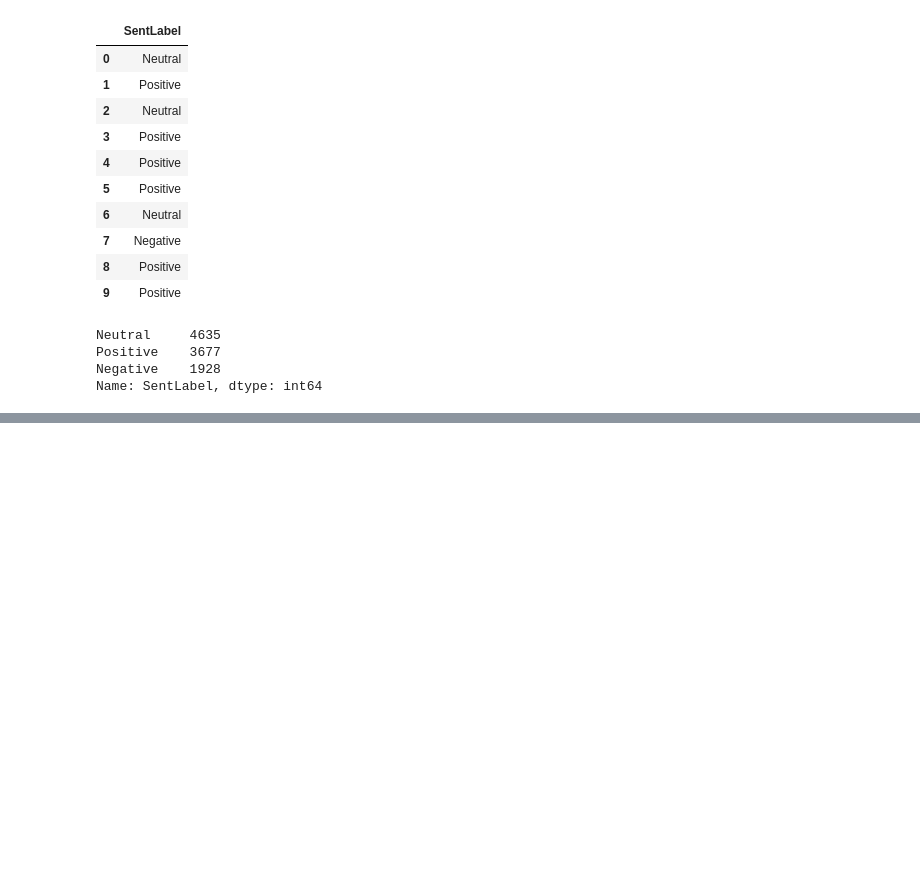
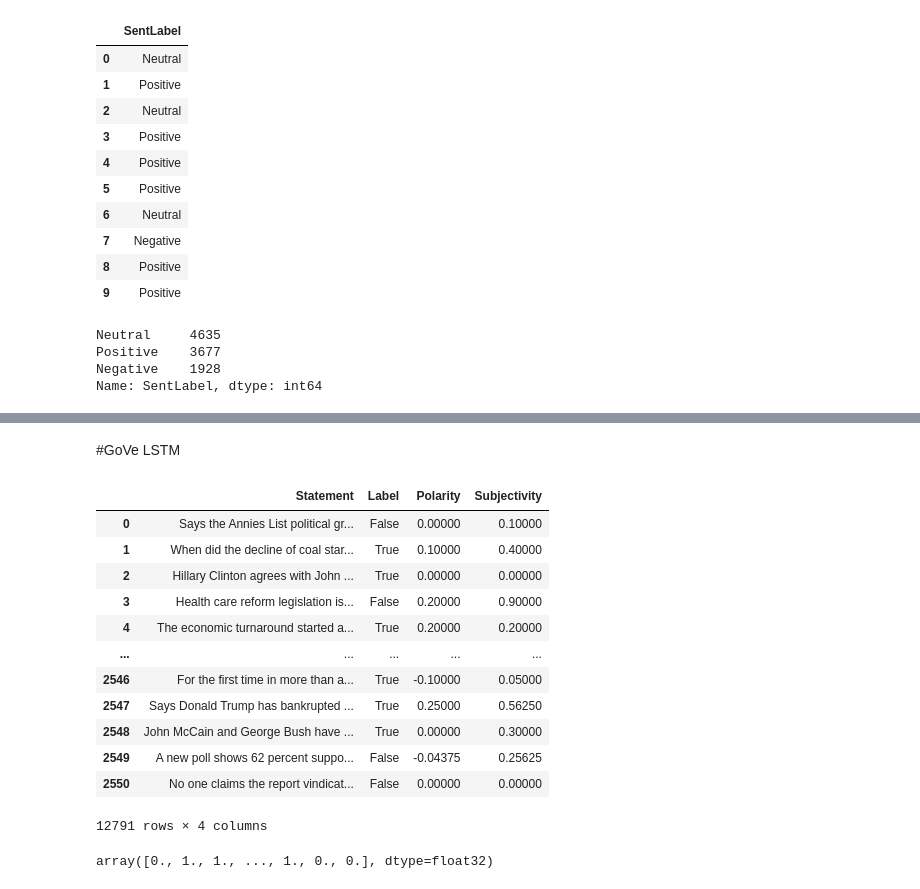
Before and after one commit to vasvarym/FakeNewsProject, a Jupyter notebook: liardatasetsentiment.ipynb, the cells around one changed output, grey strips where cells are left out. Drawn from its saved outputs; the diff is of its cells as text; code cells hidden in the pictures; blank space fills up the shorter version.

```diff
--- a/liardatasetsentiment.ipynb
+++ b/liardatasetsentiment.ipynb
@@ -202,0 +350,20 @@ print(x_train_vectorized)
+# %% [markdown]
+#GoVe LSTM
+# %%
+df_lstm_all = pd.concat([train,test])
+# %%
+df_lstm_all
+# %% [output]
+|  | Statement | Label | Polarity | Subjectivity |
+| 0 | Says the Annies List political gr... | False | 0.00000 | 0.10000 |
+| 1 | When did the decline of coal star... | True | 0.10000 | 0.40000 |
+| 2 | Hillary Clinton agrees with John ... | True | 0.00000 | 0.00000 |
+| 3 | Health care reform legislation is... | False | 0.20000 | 0.90000 |
+| 4 | The economic turnaround started a... | True | 0.20000 | 0.20000 |
+| ... | ... | ... | ... | ... |
+| 2546 | For the first time in more than a... | True | -0.10000 | 0.05000 |
+| 2547 | Says Donald Trump has bankrupted ... | True | 0.25000 | 0.56250 |
+| 2548 | John McCain and George Bush have ... | True | 0.00000 | 0.30000 |
+| 2549 | A new poll shows 62 percent suppo... | False | -0.04375 | 0.25625 |
+| 2550 | No one claims the report vindicat... | False | 0.00000 | 0.00000 |
+12791 rows × 4 columns
@@ -202,0 +376,4 @@ print(x_train_vectorized)
+# %%
+y_transformed
+# %% [output]
+array([0., 1., 1., ..., 1., 0., 0.], dtype=float32)
```
Also changed, not shown: parts of 66 cells of this notebook.
